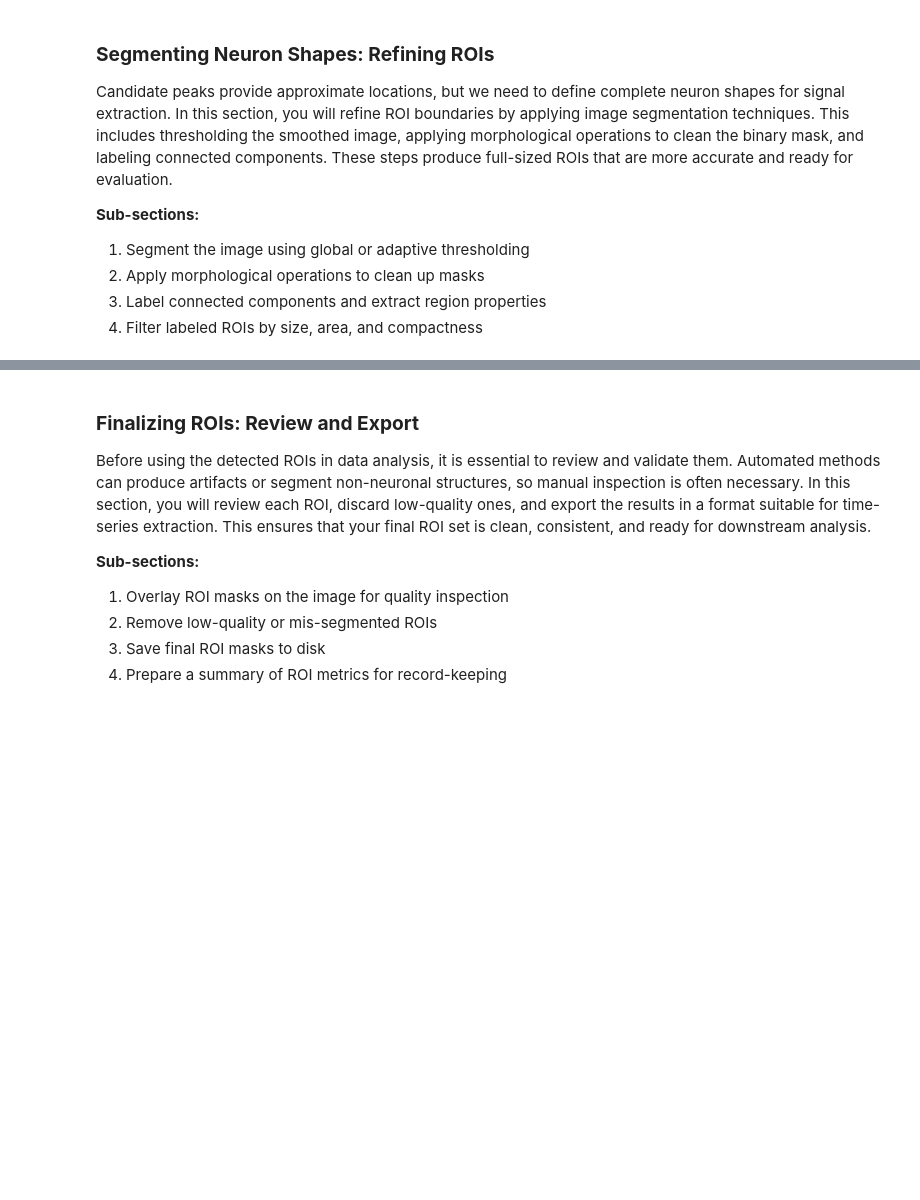
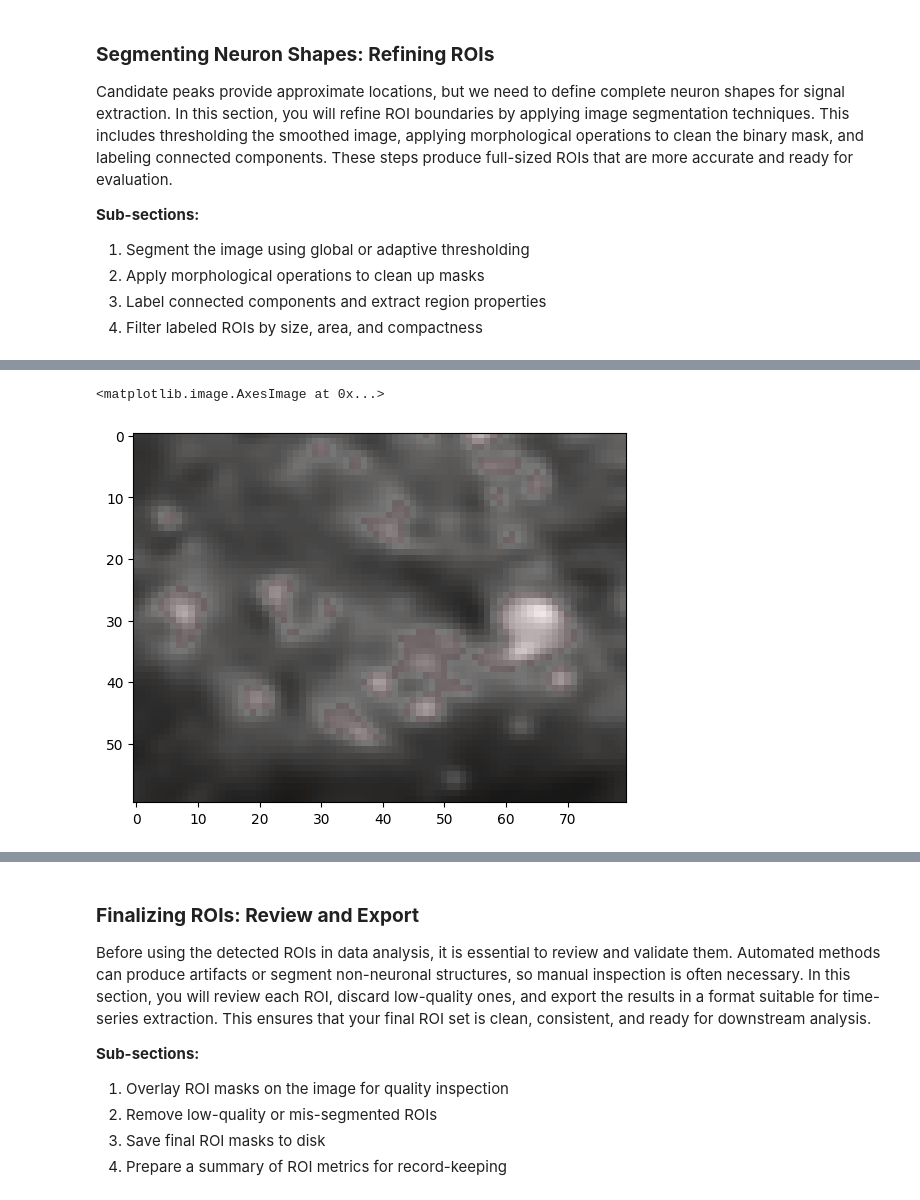
Before and after one commit to sangeethankumar/Courses, a Jupyter notebook: CalciumImaging/Draft1/07. Automated ROI Extraction.ipynb, the cells around one changed output, grey strips where cells are left out. Cells and saved outputs as stored; diff of their text form; code cells hidden in the pictures; blank space fills up the shorter version.

```diff
--- a/CalciumImaging/Draft1/07. Automated ROI Extraction.ipynb
+++ b/CalciumImaging/Draft1/07. Automated ROI Extraction.ipynb
@@ -278,0 +320,7 @@ Candidate peaks provide approximate locations, but we need to define complete ne
+# %%
+binary_mask = image > thresh
+plt.imshow(image, cmap='gray')
+plt.imshow(binary_mask, cmap='Reds', alpha=0.1)
+# %% [output]
+<matplotlib.image.AxesImage at 0x...>
+[figure, added]
```
Also changed, not shown: parts of 24 cells of this notebook.
